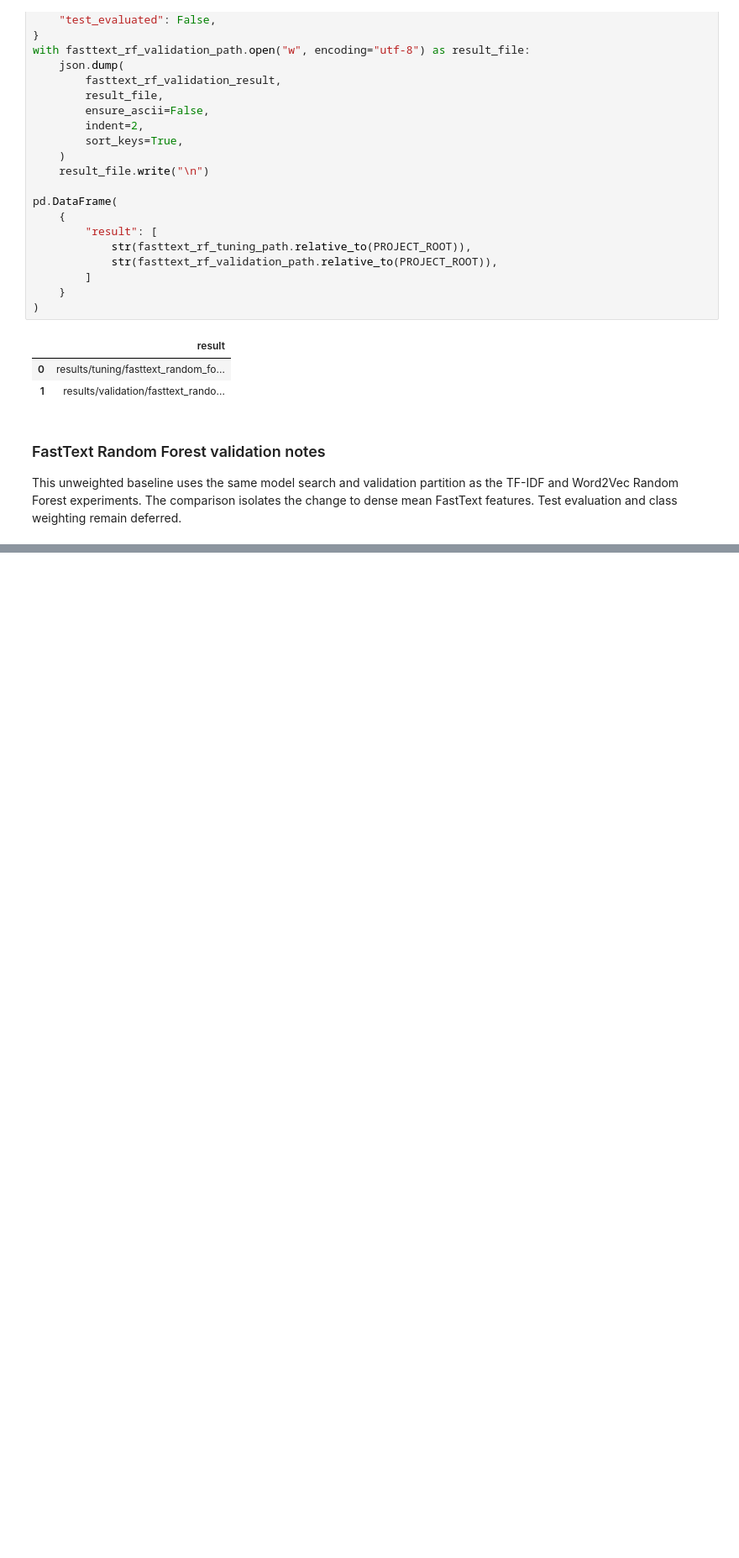
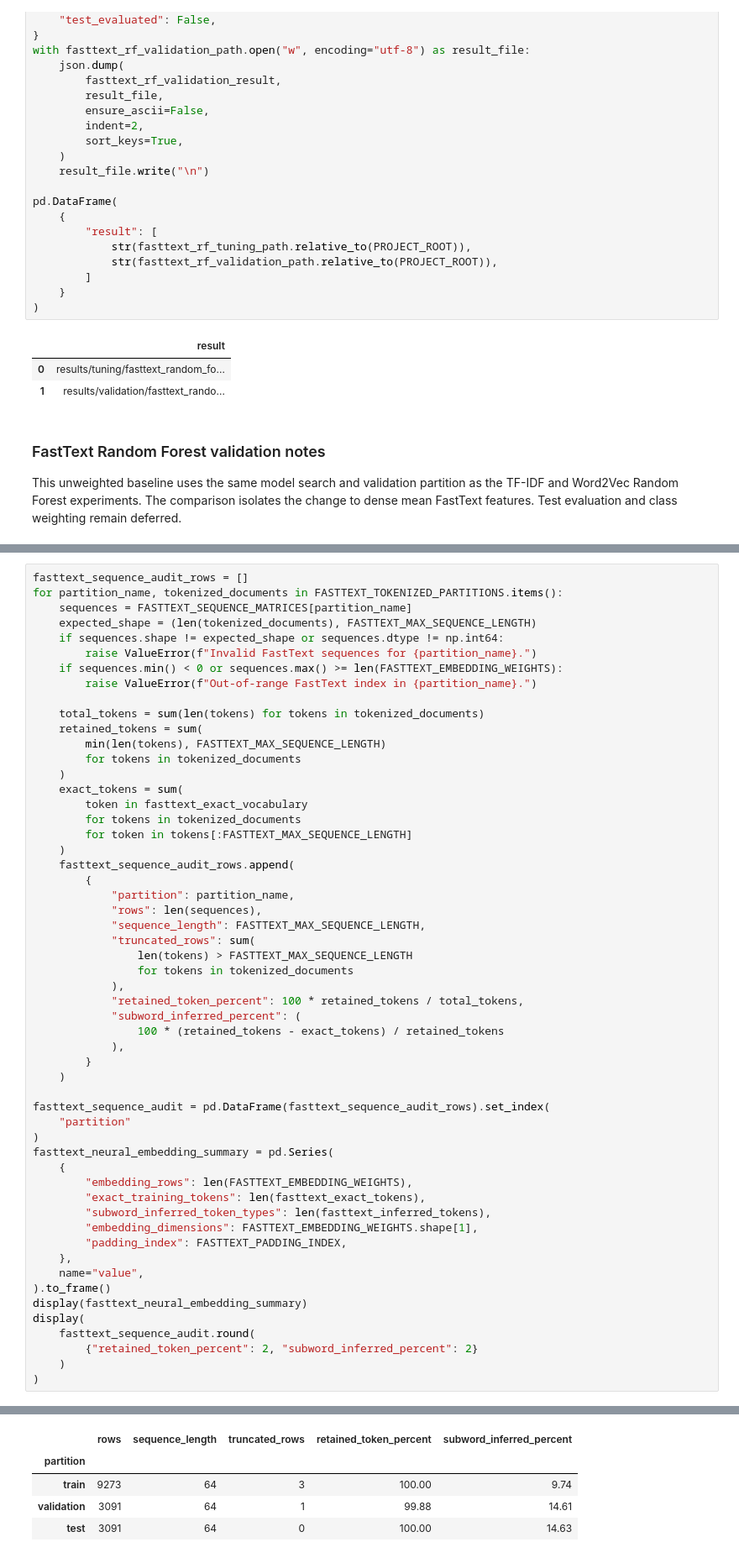
Before and after one commit to iAboud98/arabic-sentiment-analysis, a Jupyter notebook: notebooks/arabic_sentiment_analysis.ipynb, the cells around one changed output, grey strips where cells are left out. Shown at 84% size. Cells and saved outputs as stored; diff of their text form; blank space fills up the shorter version.

```diff
--- a/notebooks/arabic_sentiment_analysis.ipynb
+++ b/notebooks/arabic_sentiment_analysis.ipynb
@@ -3810,0 +3873,56 @@ This unweighted baseline uses the same model search and validation partition as
+# %%
+fasttext_sequence_audit_rows = []
+for partition_name, tokenized_documents in FASTTEXT_TOKENIZED_PARTITIONS.items():
+    sequences = FASTTEXT_SEQUENCE_MATRICES[partition_name]
+    expected_shape = (len(tokenized_documents), FASTTEXT_MAX_SEQUENCE_LENGTH)
+    if sequences.shape != expected_shape or sequences.dtype != np.int64:
+        raise ValueError(f"Invalid FastText sequences for {partition_name}.")
+    if sequences.min() < 0 or sequences.max() >= len(FASTTEXT_EMBEDDING_WEIGHTS):
+        raise ValueError(f"Out-of-range FastText index in {partition_name}.")
+
+    total_tokens = sum(len(tokens) for tokens in tokenized_documents)
+    retained_tokens = sum(
+        min(len(tokens), FASTTEXT_MAX_SEQUENCE_LENGTH)
+        for tokens in tokenized_documents
+    )
+    exact_tokens = sum(
+        token in fasttext_exact_vocabulary
+        for tokens in tokenized_documents
+        for token in tokens[:FASTTEXT_MAX_SEQUENCE_LENGTH]
+    )
+    fasttext_sequence_audit_rows.append(
+        {
+            "partition": partition_name,
+            "rows": len(sequences),
+            "sequence_length": FASTTEXT_MAX_SEQUENCE_LENGTH,
+            "truncated_rows": sum(
+                len(tokens) > FASTTEXT_MAX_SEQUENCE_LENGTH
+                for tokens in tokenized_documents
+            ),
+            "retained_token_percent": 100 * retained_tokens / total_tokens,
+            "subword_inferred_percent": (
+                100 * (retained_tokens - exact_tokens) / retained_tokens
+            ),
+        }
+    )
+
+fasttext_sequence_audit = pd.DataFrame(fasttext_sequence_audit_rows).set_index(
+    "partition"
+)
+fasttext_neural_embedding_summary = pd.Series(
+    {
+        "embedding_rows": len(FASTTEXT_EMBEDDING_WEIGHTS),
+        "exact_training_tokens": len(fasttext_exact_tokens),
+        "subword_inferred_token_types": len(fasttext_inferred_tokens),
+        "embedding_dimensions": FASTTEXT_EMBEDDING_WEIGHTS.shape[1],
+        "padding_index": FASTTEXT_PADDING_INDEX,
+    },
+    name="value",
+).to_frame()
+display(fasttext_neural_embedding_summary)
+display(
+    fasttext_sequence_audit.round(
+        {"retained_token_percent": 2, "subword_inferred_percent": 2}
+    )
+)
+# %% [output]
@@ -3810,0 +3935,5 @@ This unweighted baseline uses the same model search and validation partition as
+|  | rows | sequence_length | truncated_rows | retained_token_percent | subword_inferred_percent |
+| partition |  |  |  |  |  |
+| train | 9273 | 64 | 3 | 100.00 | 9.74 |
+| validation | 3091 | 64 | 1 | 99.88 | 14.61 |
+| test | 3091 | 64 | 0 | 100.00 | 14.63 |
```
Also changed, not shown: parts of 8 cells of this notebook, 9 other files.
